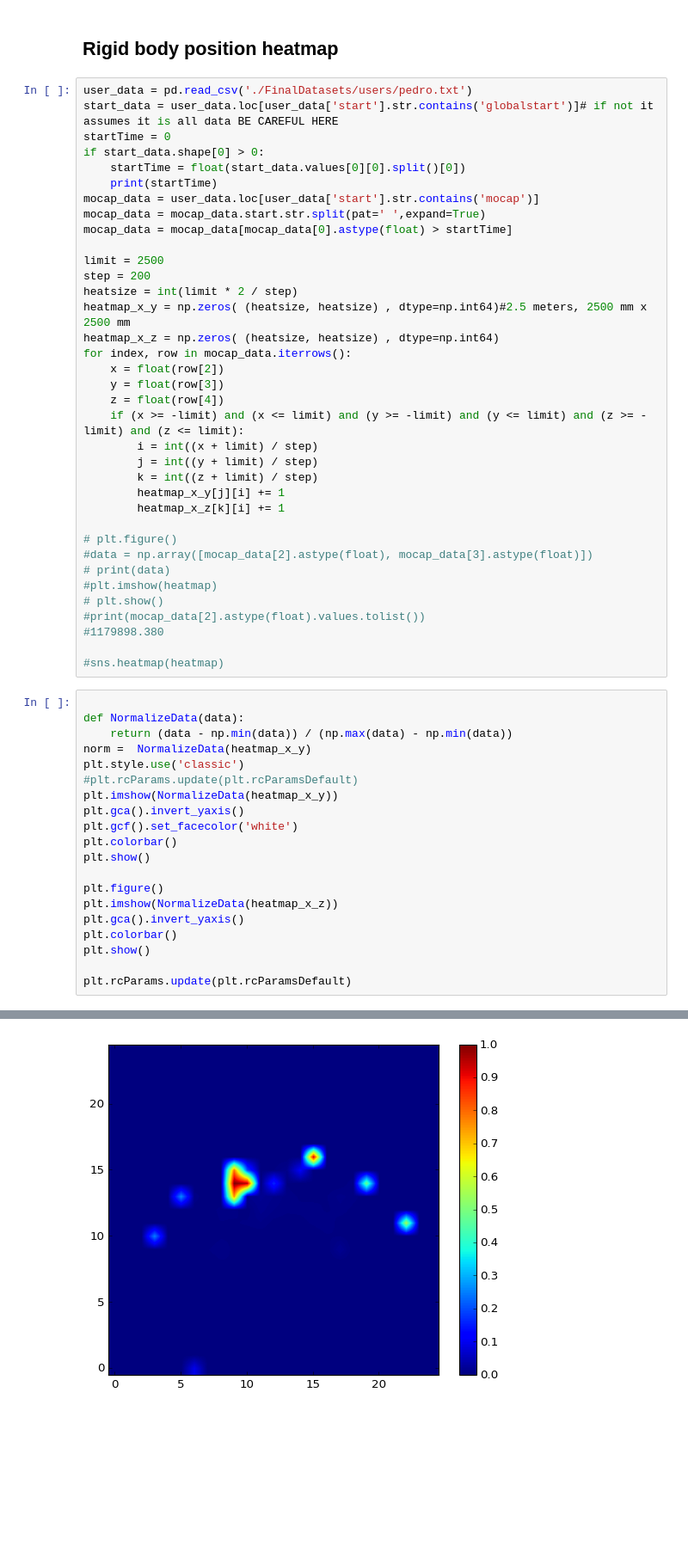
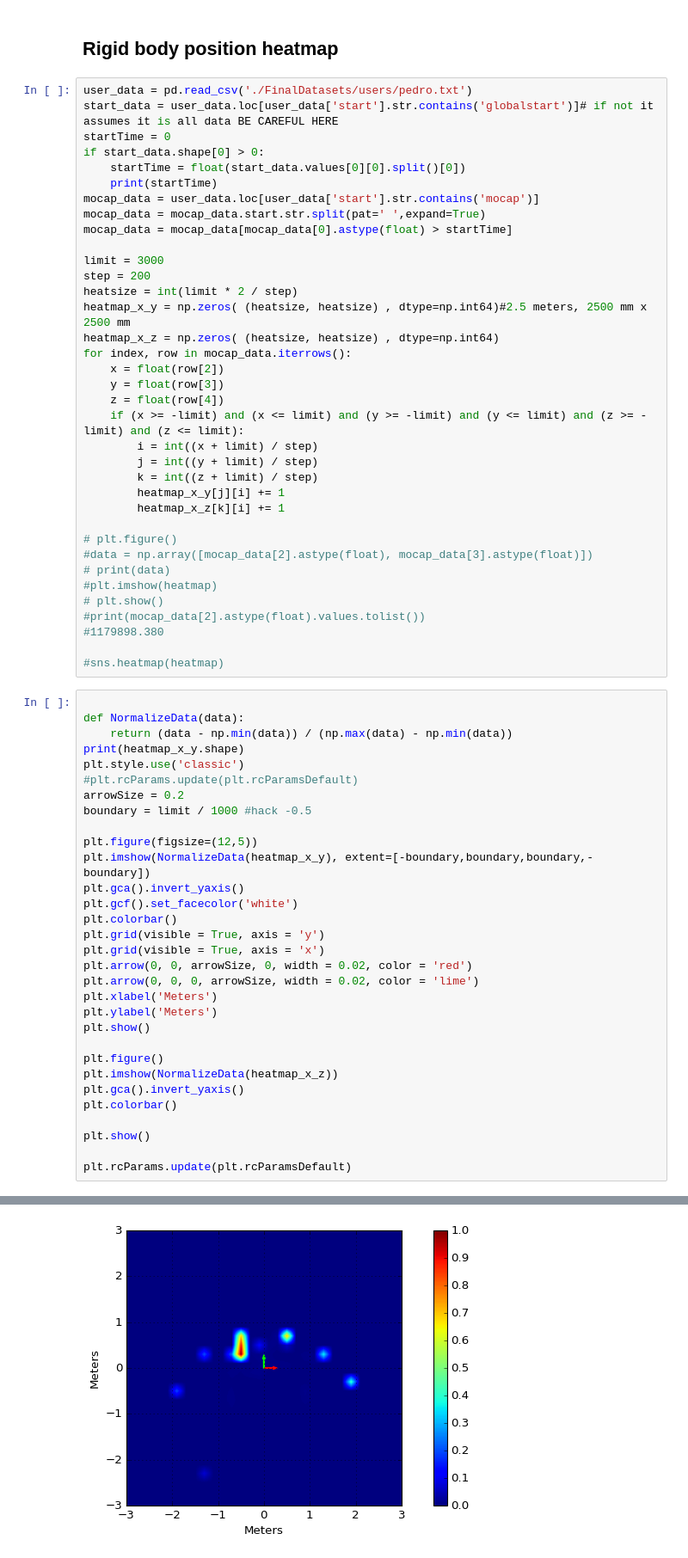
Before and after one commit to pedro-lucas-bravo/master_thesis_data_analysis, a Jupyter notebook: 7-users.ipynb, the cells around one changed output, grey strips where cells are left out. Shown at 86% size. Drawn from its saved outputs; the diff is of its cells as text; blank space fills up the shorter version.

Commit message:
Work on heatmap for rigid body

```diff
--- a/7-users.ipynb
+++ b/7-users.ipynb
@@ -25,7 +25,7 @@ mocap_data = user_data.loc[user_data['start'].str.contains('mocap')]
 mocap_data = mocap_data.start.str.split(pat=' ',expand=True)
 mocap_data = mocap_data[mocap_data[0].astype(float) > startTime]
 
-limit = 2500
+limit = 3000
 step = 200
 heatsize = int(limit * 2 / step)
 heatmap_x_y = np.zeros( (heatsize, heatsize) , dtype=np.int64)#2.5 meters, 2500 mm x 2500 mm
@@ -54,19 +54,30 @@ for index, row in mocap_data.iterrows():
 
 def NormalizeData(data):
     return (data - np.min(data)) / (np.max(data) - np.min(data))
-norm =  NormalizeData(heatmap_x_y)
+print(heatmap_x_y.shape)
 plt.style.use('classic')
 #plt.rcParams.update(plt.rcParamsDefault)
-plt.imshow(NormalizeData(heatmap_x_y))
+arrowSize = 0.2
+boundary = limit / 1000 #hack -0.5
+
+plt.figure(figsize=(12,5))
+plt.imshow(NormalizeData(heatmap_x_y), extent=[-boundary,boundary,boundary,-boundary])
 plt.gca().invert_yaxis()
 plt.gcf().set_facecolor('white')
 plt.colorbar()
+plt.grid(visible = True, axis = 'y')
+plt.grid(visible = True, axis = 'x')
+plt.arrow(0, 0, arrowSize, 0, width = 0.02, color = 'red')
+plt.arrow(0, 0, 0, arrowSize, width = 0.02, color = 'lime')
+plt.xlabel('Meters')
+plt.ylabel('Meters')
 plt.show()
 
 plt.figure()
 plt.imshow(NormalizeData(heatmap_x_z))
 plt.gca().invert_yaxis()
 plt.colorbar()
+
 plt.show()
 
 plt.rcParams.update(plt.rcParamsDefault)
@@ -74 +86 @@ plt.rcParams.update(plt.rcParamsDefault)
-[figure, old version]
+[figure, new version]
```
Also changed, not shown: parts of 1 cell of this notebook.
